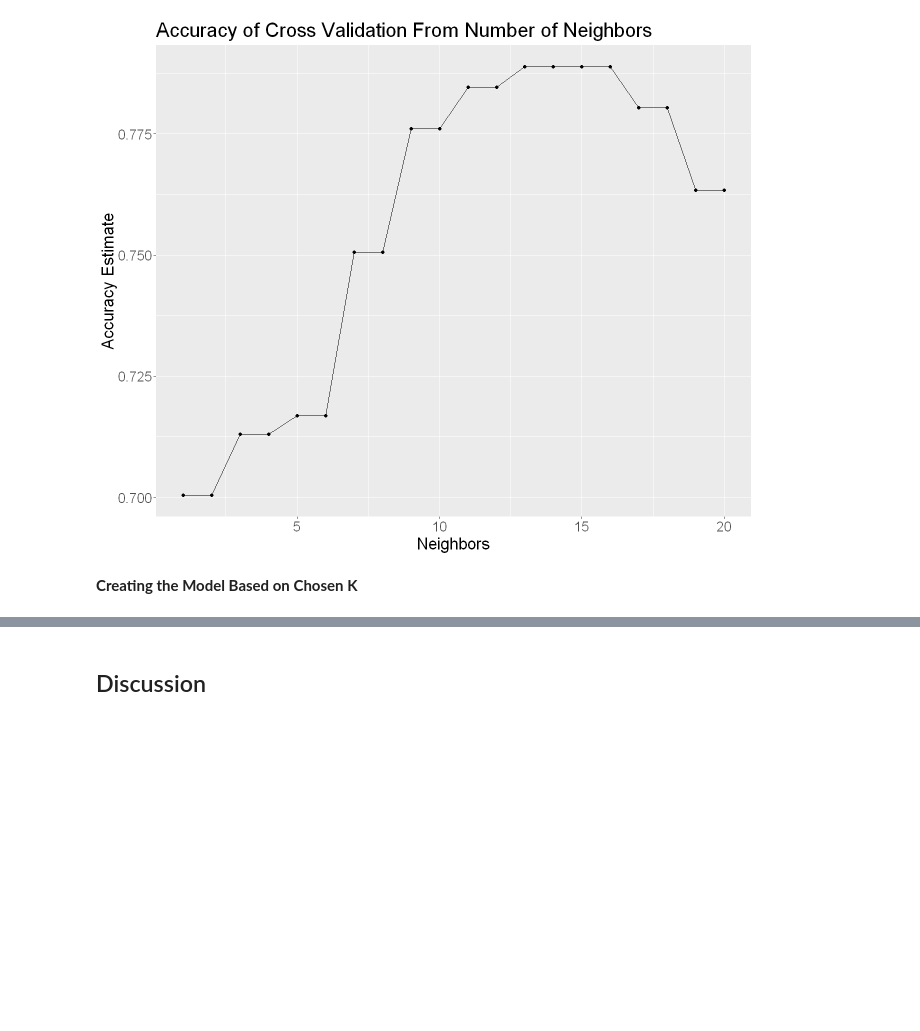
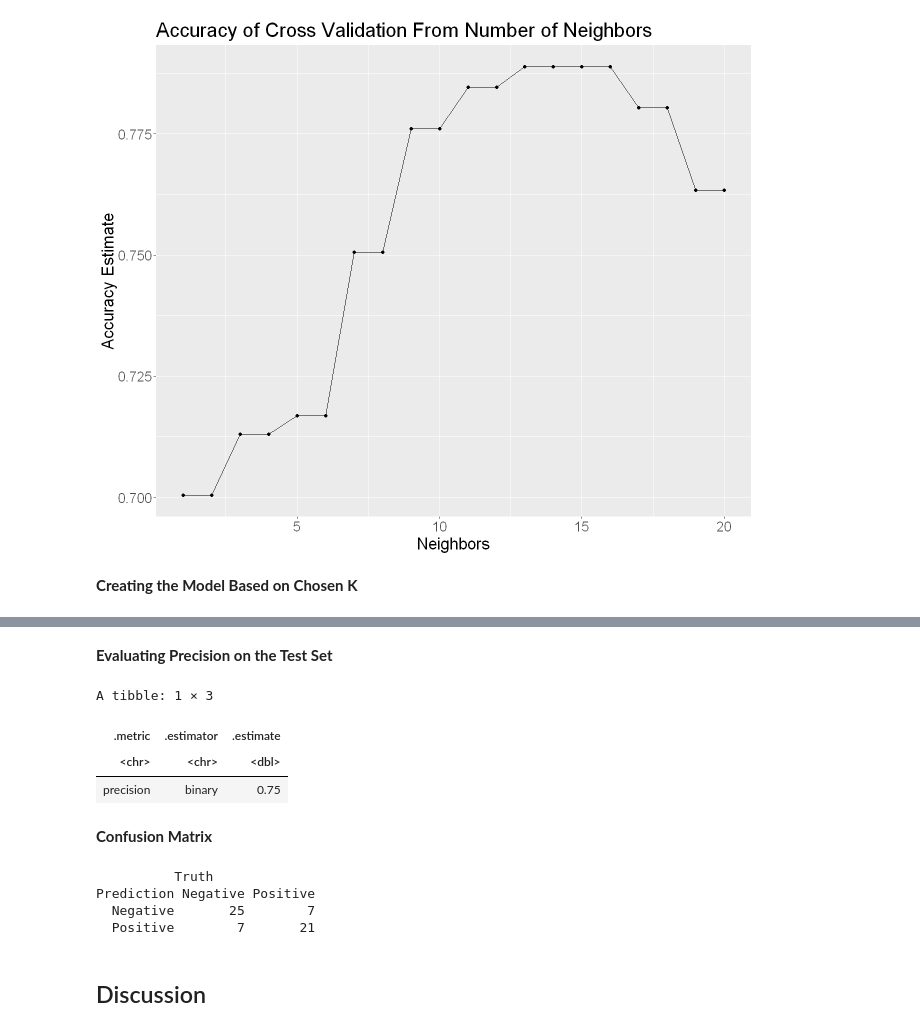
Before and after one commit to Jaboott/DSCI100-Project, a Jupyter notebook: Final_Report.ipynb, the cells around one changed output, grey strips where cells are left out. Drawn from its saved outputs; the diff is of its cells as text; code cells hidden in the pictures; blank space fills up the shorter version.

```diff
--- a/Final_Report.ipynb
+++ b/Final_Report.ipynb
@@ -771,3 +815,26 @@ Best k: 14
+# %% [markdown]
+**Evaluating Precision on the Test Set**
+# %%
+cleveland_test_precision <- cleveland_test_predictions |>
+  precision(truth = num, estimate = .pred_class, event_level = "second")
+
+cleveland_test_precision
+# %% [output]
+A tibble: 1 × 3
+| .metric | .estimator | .estimate |
+| <chr> | <chr> | <dbl> |
+| precision | binary | 0.75 |
+# %% [markdown]
+**Confusion Matrix**
+# %%
+confusion <- cleveland_test_predictions |>
+  conf_mat(truth = num, estimate = .pred_class)
+confusion
+# %% [output]
+          Truth
+Prediction Negative Positive
+  Negative       25        7
+  Positive        7       21
 # %% [markdown]
 ## Discussion
 # %% [markdown]
```
Also changed, not shown: parts of 9 cells of this notebook.
